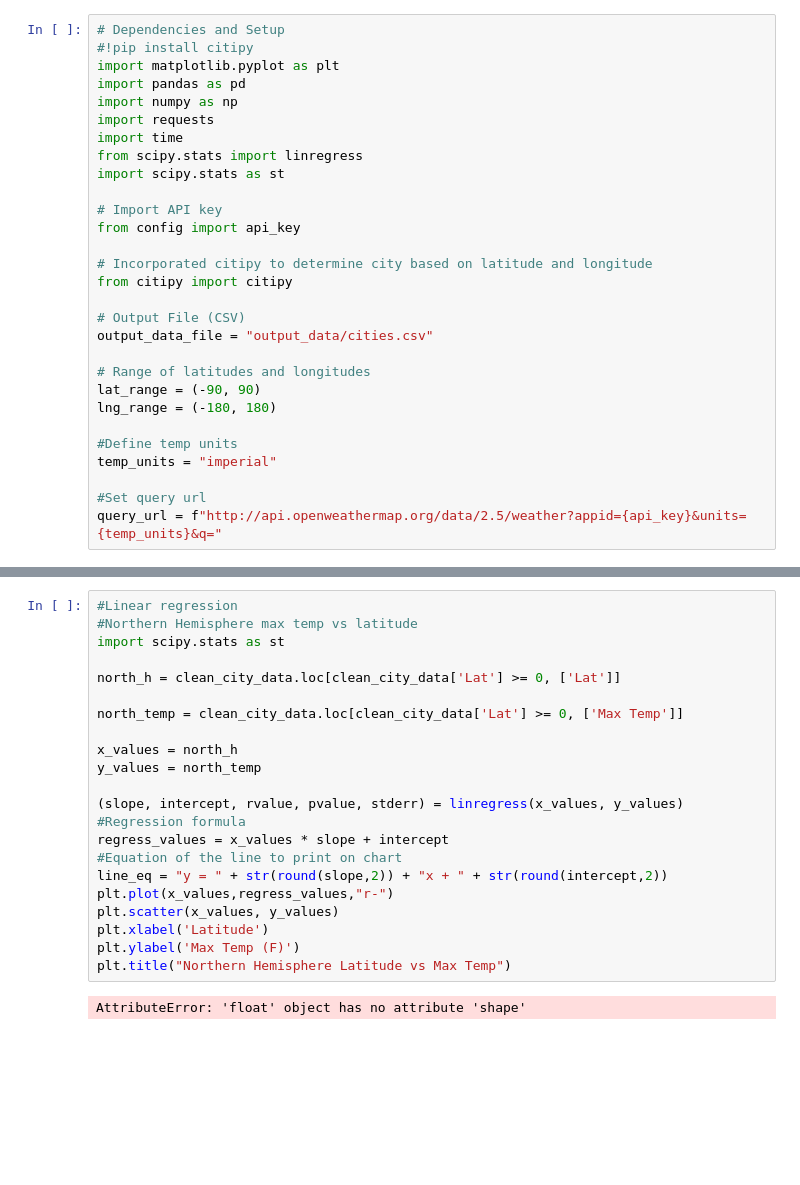
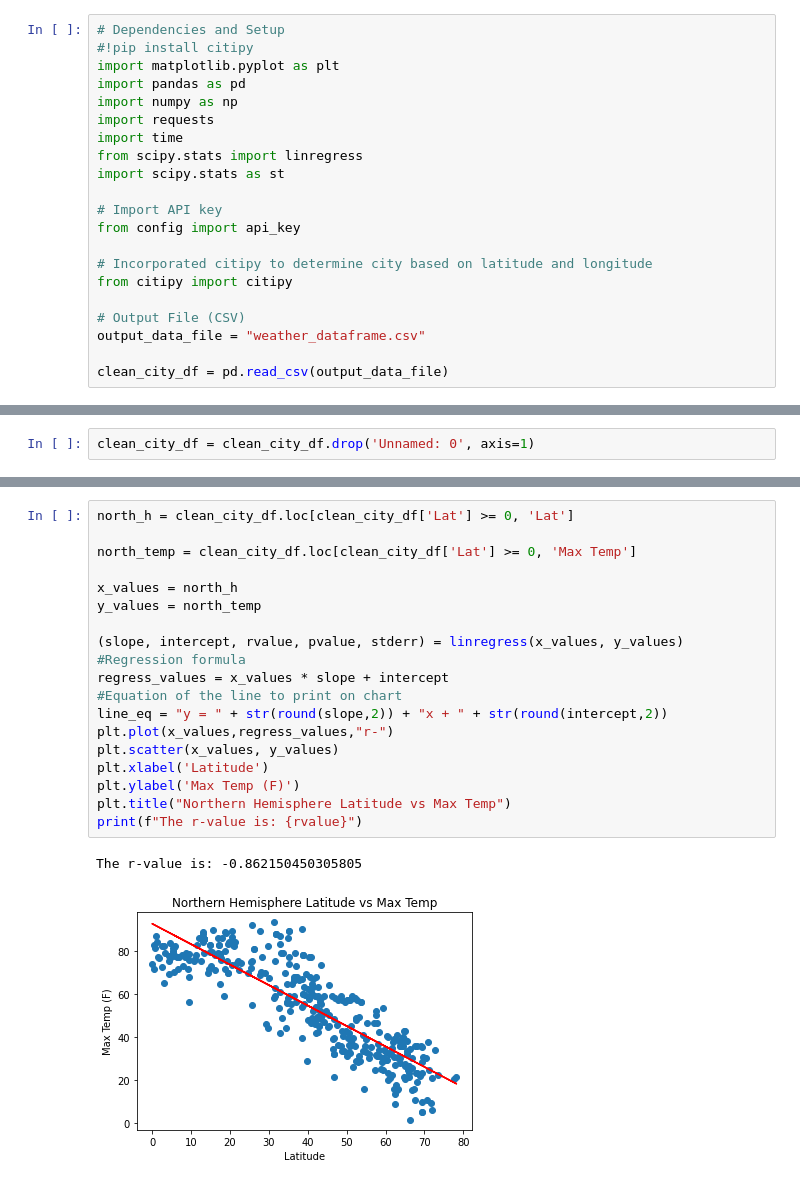
Before and after one commit to jeosqueri/City-Weather-Analysis, a Jupyter notebook: WeatherPy/WeatherPy2.ipynb, the cells around one changed output, grey strips where cells are left out. Cells and saved outputs as stored; diff of their text form; blank space fills up the shorter version.

```diff
--- a/WeatherPy/WeatherPy.ipynb
+++ b/WeatherPy/WeatherPy2.ipynb
@@ -16,14 +16,6 @@ from config import api_key
 from citipy import citipy
 
 # Output File (CSV)
-output_data_file = "output_data/cities.csv"
+output_data_file = "weather_dataframe.csv"
 
-# Range of latitudes and longitudes
-lat_range = (-90, 90)
-lng_range = (-180, 180)
-
-#Define temp units
-temp_units = "imperial"
-
-#Set query url
-query_url = f"http://api.openweathermap.org/data/2.5/weather?appid={api_key}&units={temp_units}&q="
+clean_city_df = pd.read_csv(output_data_file)
@@ -193,0 +22,2 @@ clean_city_data
+# %%
+clean_city_df = clean_city_df.drop('Unnamed: 0', axis=1)
@@ -255,24 +92,22 @@ plt.scatter(north_h, north_temp)
 # %%
-#Linear regression
-#Northern Hemisphere max temp vs latitude
-import scipy.stats as st
+north_h = clean_city_df.loc[clean_city_df['Lat'] >= 0, 'Lat']
 
-north_h = clean_city_data.loc[clean_city_data['Lat'] >= 0, ['Lat']]
-
-north_temp = clean_city_data.loc[clean_city_data['Lat'] >= 0, ['Max Temp']]
+north_temp = clean_city_df.loc[clean_city_df['Lat'] >= 0, 'Max Temp']
 
 x_values = north_h
 y_values = north_temp
 
 (slope, intercept, rvalue, pvalue, stderr) = linregress(x_values, y_values)
 #Regression formula
 regress_values = x_values * slope + intercept
 #Equation of the line to print on chart
 line_eq = "y = " + str(round(slope,2)) + "x + " + str(round(intercept,2))
 plt.plot(x_values,regress_values,"r-")
 plt.scatter(x_values, y_values)
 plt.xlabel('Latitude')
 plt.ylabel('Max Temp (F)')
 plt.title("Northern Hemisphere Latitude vs Max Temp")
+print(f"The r-value is: {rvalue}")
 # %% [output]
-AttributeError: 'float' object has no attribute 'shape'
+The r-value is: -0.862150450305805
+[figure, added]
```
Also changed, not shown: parts of 19 cells of this notebook.
